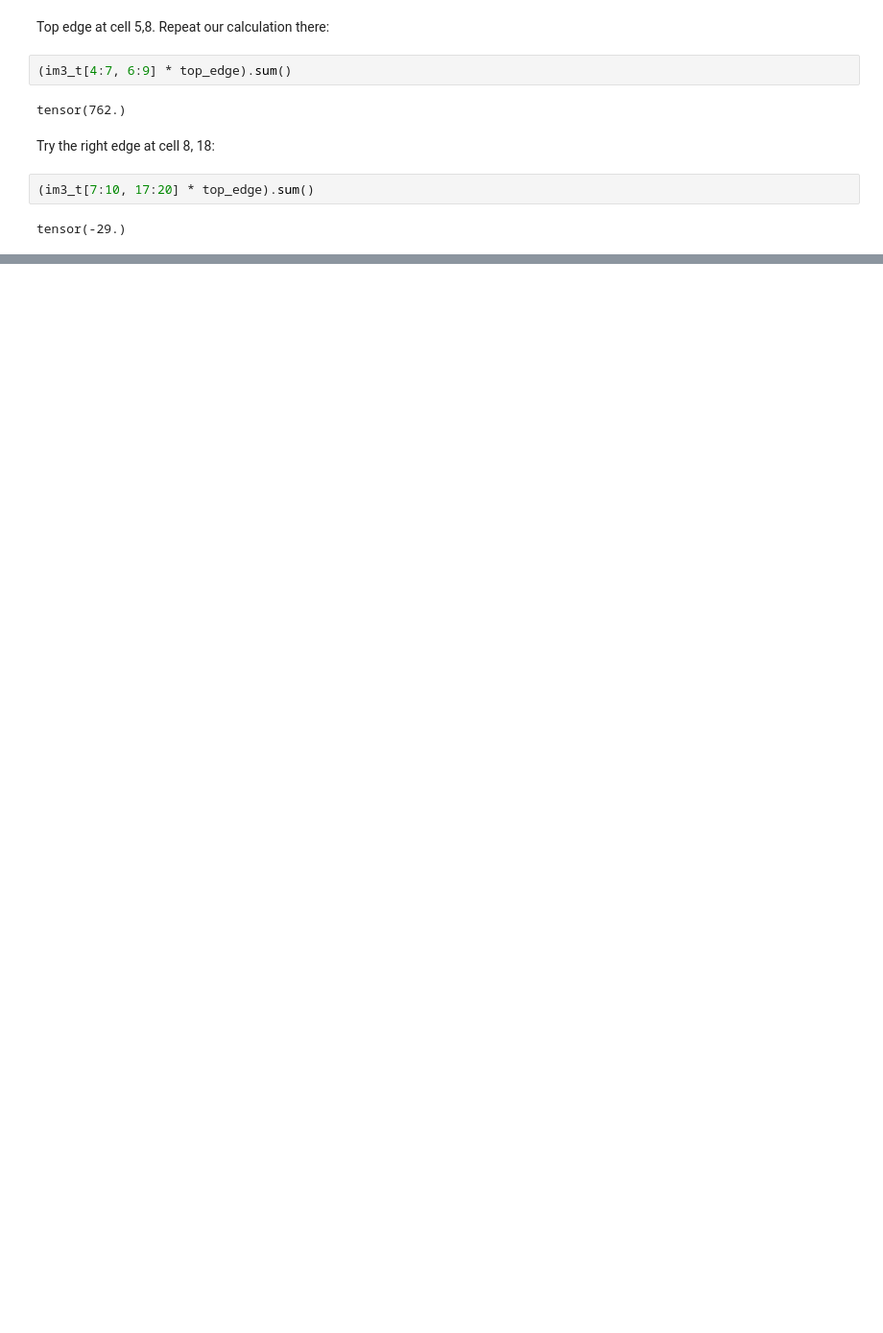
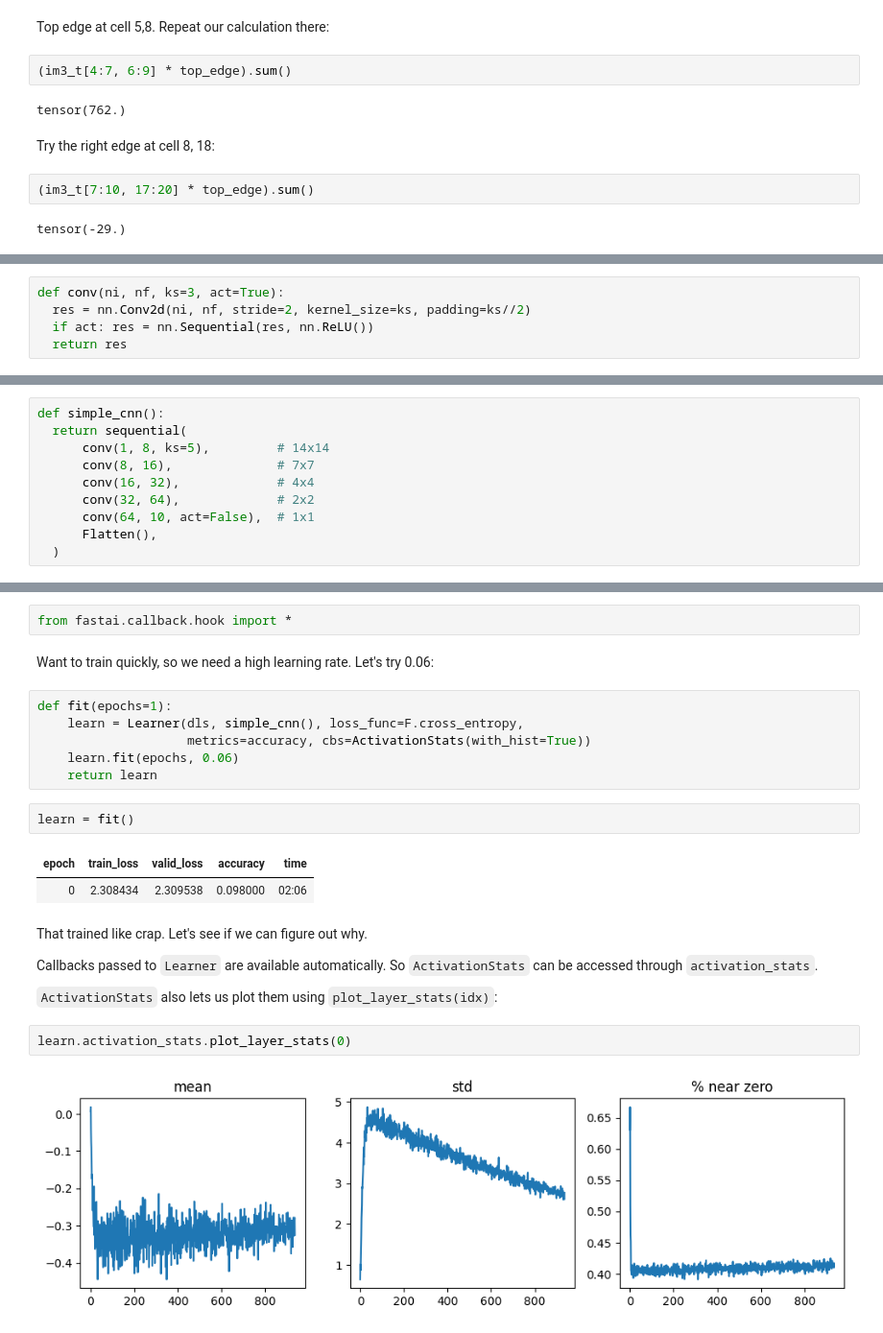
Before and after one commit to joshgregory42/practical_deep_learning, a Jupyter notebook: ch_13_convolutions.ipynb, the cells around one changed output, grey strips where cells are left out. Shown: that part at 96% size. Saved outputs shown, nothing was run; the diff lists cells and outputs as text; blank space fills up the shorter version.

```diff
--- a/ch_13_convolutions.ipynb
+++ b/ch_13_convolutions.ipynb
@@ -73,0 +389,5 @@ tensor(-29.)
+# %%
+def conv(ni, nf, ks=3, act=True):
+  res = nn.Conv2d(ni, nf, stride=2, kernel_size=ks, padding=ks//2)
+  if act: res = nn.Sequential(res, nn.ReLU())
+  return res
@@ -73,0 +398,10 @@ tensor(-29.)
+# %%
+def simple_cnn():
+  return sequential(
+      conv(1, 8, ks=5),         # 14x14
+      conv(8, 16),              # 7x7
+      conv(16, 32),             # 4x4
+      conv(32, 64),             # 2x2
+      conv(64, 10, act=False),  # 1x1
+      Flatten(),
+  )
@@ -73,0 +410,25 @@ tensor(-29.)
+# %%
+from fastai.callback.hook import *
+# %% [markdown]
+Want to train quickly, so we need a high learning rate. Let's try 0.06:
+# %%
+def fit(epochs=1):
+    learn = Learner(dls, simple_cnn(), loss_func=F.cross_entropy,
+                    metrics=accuracy, cbs=ActivationStats(with_hist=True))
+    learn.fit(epochs, 0.06)
+    return learn
+# %%
+learn = fit()
+# %% [output]
+| epoch | train_loss | valid_loss | accuracy | time |
+| 0 | 2.308434 | 2.309538 | 0.098000 | 02:06 |
+# %% [markdown]
+That trained like crap. Let's see if we can figure out why.
+
+Callbacks passed to `Learner` are available automatically. So `ActivationStats` can be accessed through `activation_stats`.
+
+`ActivationStats` also lets us plot them using `plot_layer_stats(idx)`:
+# %%
+learn.activation_stats.plot_layer_stats(0)
+# %% [output]
+[figure, added]
```
Also changed, not shown: parts of 95 cells of this notebook.
